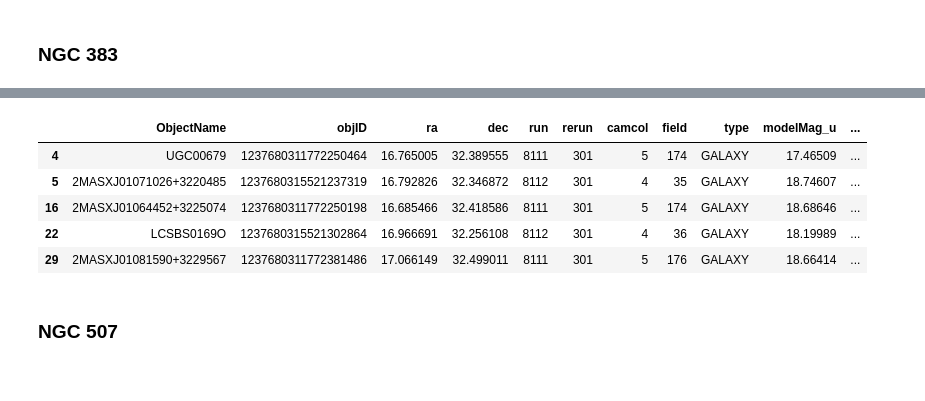
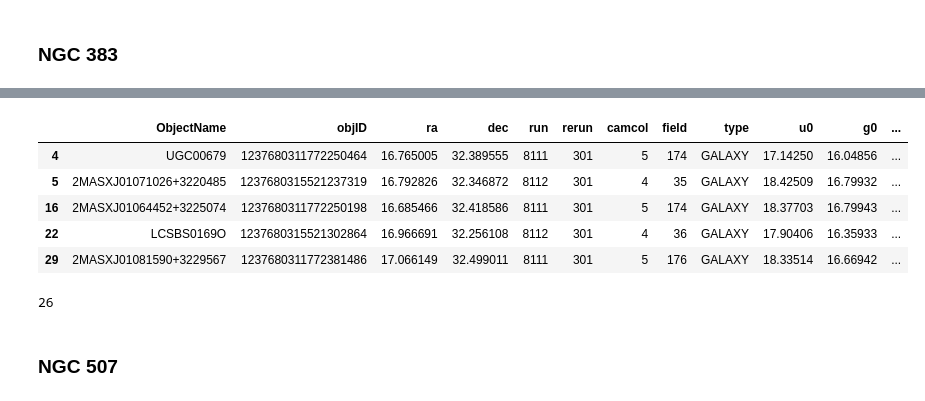
Before and after one commit to danbanan/Perseus-vs-background, a Jupyter notebook: dwarfs-filter.ipynb, the cells around one changed output, grey strips where cells are left out. Drawn from its saved outputs; the diff is of its cells as text; code cells hidden in the pictures.

```diff
--- a/dwarfs-filter.ipynb
+++ b/dwarfs-filter.ipynb
@@ -27,13 +27,18 @@ ngc383.head() # 68 foreground galaxies in total
 # %%
-ngc383_dwarf = ngc383.loc[(ngc383['modelMag_r'] > 15.5) & (ngc383['modelMag_r'] < 16.5)]
-ngc383_dwarf.head() # 18 foreground dwarfs in total
+ngc383_dwarf = ngc383.loc[(ngc383['r0'] > 15) & (ngc383['r0'] < 17.5)]
+ngc383_dwarf.head()
 # %% [output]
-|  | ObjectName | objID | ra | dec | run | rerun | camcol | field | type | modelMag_u | ... |
-| 4 | UGC00679 | 1237680311772250464 | 16.765005 | 32.389555 | 8111 | 301 | 5 | 174 | GALAXY | 17.46509 | ... |
-| 5 | 2MASXJ01071026+3220485 | 1237680315521237319 | 16.792826 | 32.346872 | 8112 | 301 | 4 | 35 | GALAXY | 18.74607 | ... |
-| 16 | 2MASXJ01064452+3225074 | 1237680311772250198 | 16.685466 | 32.418586 | 8111 | 301 | 5 | 174 | GALAXY | 18.68646 | ... |
-| 22 | LCSBS0169O | 1237680315521302864 | 16.966691 | 32.256108 | 8112 | 301 | 4 | 36 | GALAXY | 18.19989 | ... |
-| 29 | 2MASXJ01081590+3229567 | 1237680311772381486 | 17.066149 | 32.499011 | 8111 | 301 | 5 | 176 | GALAXY | 18.66414 | ... |
+|  | ObjectName | objID | ra | dec | run | rerun | camcol | field | type | u0 | g0 | ... |
+| 4 | UGC00679 | 1237680311772250464 | 16.765005 | 32.389555 | 8111 | 301 | 5 | 174 | GALAXY | 17.14250 | 16.04856 | ... |
+| 5 | 2MASXJ01071026+3220485 | 1237680315521237319 | 16.792826 | 32.346872 | 8112 | 301 | 4 | 35 | GALAXY | 18.42509 | 16.79932 | ... |
+| 16 | 2MASXJ01064452+3225074 | 1237680311772250198 | 16.685466 | 32.418586 | 8111 | 301 | 5 | 174 | GALAXY | 18.37703 | 16.79943 | ... |
+| 22 | LCSBS0169O | 1237680315521302864 | 16.966691 | 32.256108 | 8112 | 301 | 4 | 36 | GALAXY | 17.90406 | 16.35933 | ... |
+| 29 | 2MASXJ01081590+3229567 | 1237680311772381486 | 17.066149 | 32.499011 | 8111 | 301 | 5 | 176 | GALAXY | 18.33514 | 16.66942 | ... |
+# %%
+# 26 foreground dwarfs in total
+len(ngc383_dwarf.index)
+# %% [output]
+26
 # %% [markdown]
 ### NGC 507
 # %%
```
Also changed, not shown: parts of 20 cells of this notebook, 2 other files.
